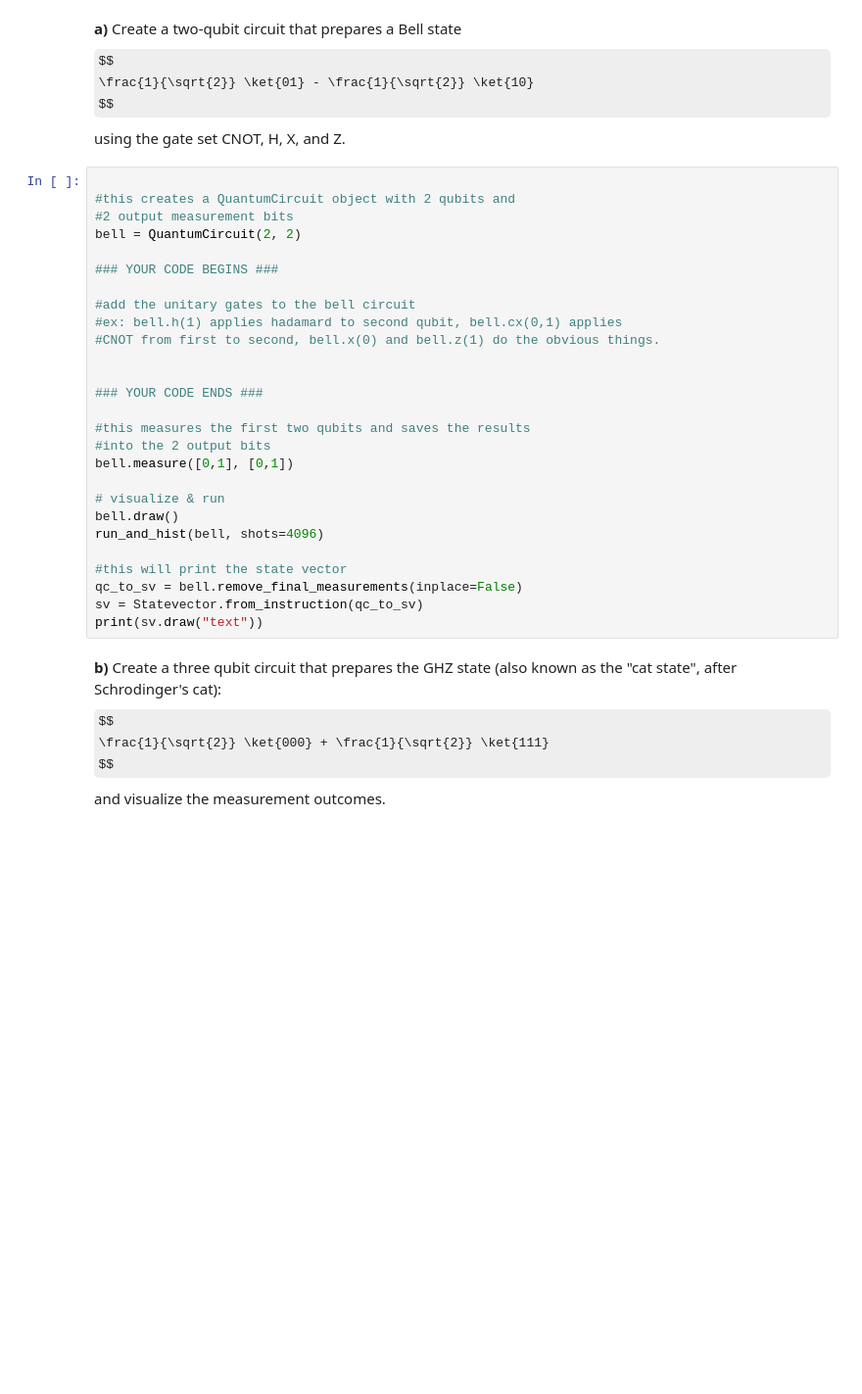
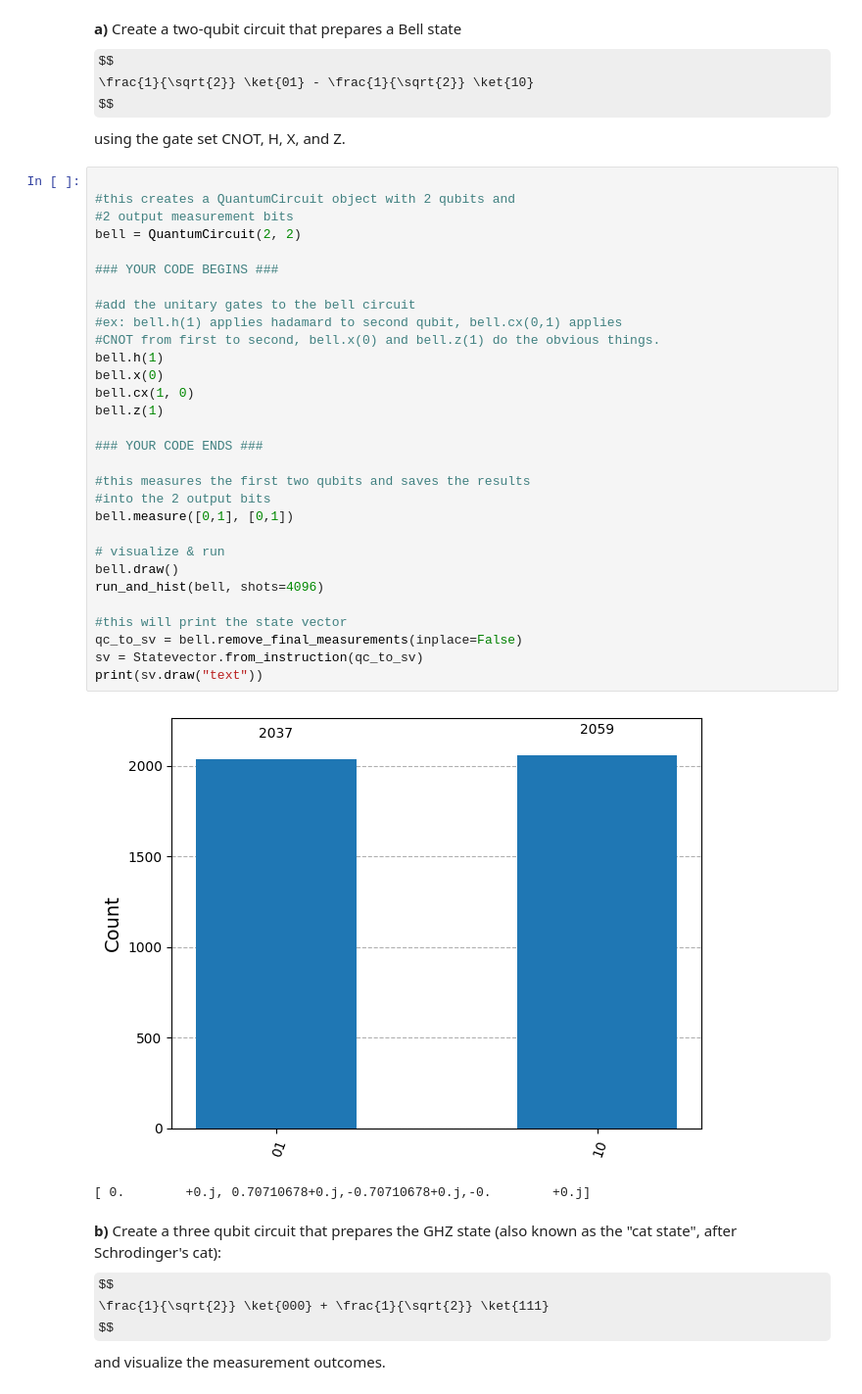
Before and after one commit to kaison0/Quantum_Computing_assignment, a Jupyter notebook: PSet1/coms4281_2025_pset1.ipynb, the cells around one changed output. Shown: that part at 98% size. Drawn from its saved outputs; the diff is of its cells as text; some formulas as TeX source; blank space fills up the shorter version.

```diff
--- a/PSet1/coms4281_2025_pset1.ipynb
+++ b/PSet1/coms4281_2025_pset1.ipynb
@@ -382,30 +391,36 @@ using the gate set CNOT, H, X, and Z.
 # %%
 
 #this creates a QuantumCircuit object with 2 qubits and
 #2 output measurement bits
 bell = QuantumCircuit(2, 2)
 
 ### YOUR CODE BEGINS ###
 
 #add the unitary gates to the bell circuit
 #ex: bell.h(1) applies hadamard to second qubit, bell.cx(0,1) applies
 #CNOT from first to second, bell.x(0) and bell.z(1) do the obvious things.
-
+bell.h(1)
+bell.x(0)
+bell.cx(1, 0)
+bell.z(1)
 
 ### YOUR CODE ENDS ###
 
 #this measures the first two qubits and saves the results
 #into the 2 output bits
 bell.measure([0,1], [0,1])
 
 # visualize & run
 bell.draw()
 run_and_hist(bell, shots=4096)
 
 #this will print the state vector
 qc_to_sv = bell.remove_final_measurements(inplace=False)
 sv = Statevector.from_instruction(qc_to_sv)
 print(sv.draw("text"))
+# %% [output]
+[figure, added]
+[ 0.        +0.j, 0.70710678+0.j,-0.70710678+0.j,-0.        +0.j]
 # %% [markdown]
 __b)__ Create a three qubit circuit that prepares the GHZ state (also known as the "cat state", after Schrodinger's cat):
 $$
```
Also changed, not shown: parts of 7 cells of this notebook.
